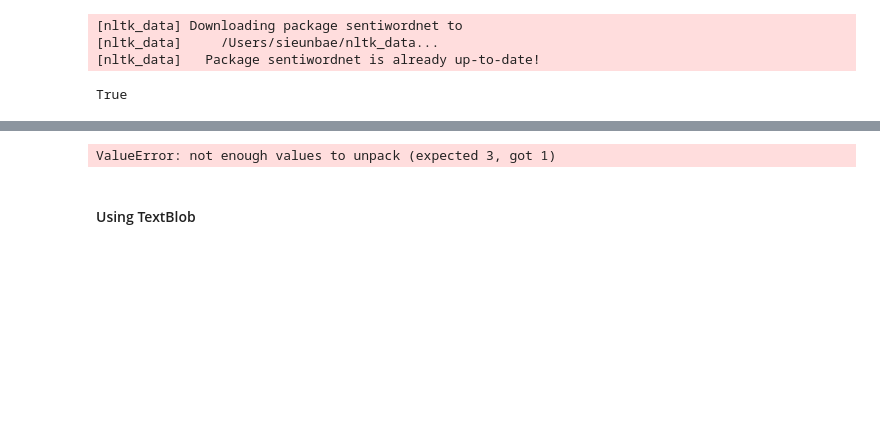
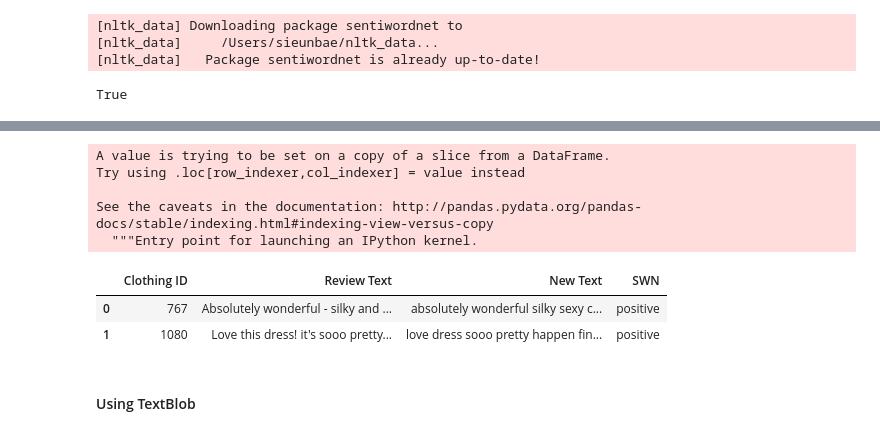
Before and after one commit to sieun-Bae/feature-engineering, a Jupyter notebook: classifier.ipynb, the cells around one changed output, grey strips where cells are left out. Cells and saved outputs as stored; diff of their text form; code cells hidden in the pictures; blank space fills up the shorter version.

```diff
--- a/classifier.ipynb
+++ b/classifier.ipynb
@@ -127,7 +176,17 @@ swn_polarity('')
 # %%
-reviewDf['SWN'] = reviewDf['New Text'].map(swn_polarity)
+reviewDf['SWN'] = reviewDf['New Text'].apply(swn_polarity)
 # %% [output]
-ValueError: not enough values to unpack (expected 3, got 1)
+A value is trying to be set on a copy of a slice from a DataFrame.
+Try using .loc[row_indexer,col_indexer] = value instead
+
+See the caveats in the documentation: http://pandas.pydata.org/pandas-docs/stable/indexing.html#indexing-view-versus-copy
+  """Entry point for launching an IPython kernel.
+# %%
+reviewDf.head(2)
+# %% [output]
+|  | Clothing ID | Review Text | New Text | SWN |
+| 0 | 767 | Absolutely wonderful - silky and ... | absolutely wonderful silky sexy c... | positive |
+| 1 | 1080 | Love this dress! it's sooo pretty... | love dress sooo pretty happen fin... | positive |
 # %% [markdown]
 #### Using TextBlob
 # %%
```
Also changed, not shown: parts of 22 cells of this notebook.
